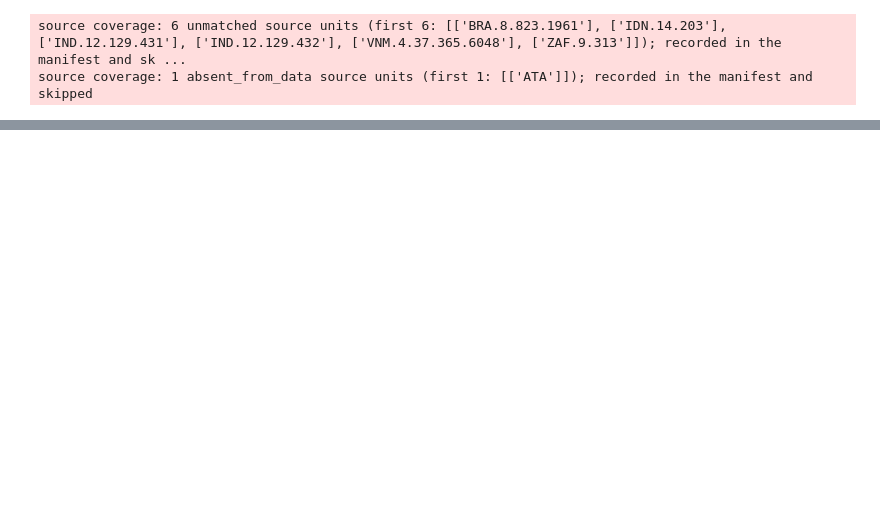
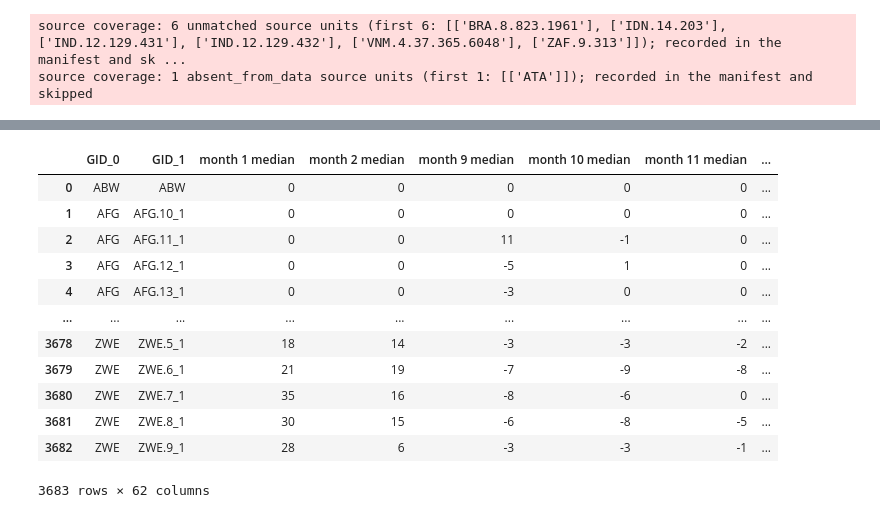
Before and after one commit to ezuetell/poreallas, a Jupyter notebook: analysis/x02_projection_output.ipynb, the cells around one changed output, grey strips where cells are left out. Cells and saved outputs as stored; diff of their text form; code cells hidden in the pictures; blank space fills up the shorter version.

```diff
--- a/analysis/x02_projection_output.ipynb
+++ b/analysis/x02_projection_output.ipynb
@@ -94,0 +136,23 @@ fig = analysis_utils.plot_monthly(
+# %%
+
+
+wide.columns = [f"month {m} {stat}" for stat, m in wide.columns]
+stat_col_names = wide.columns.difference(base_cols)
+wide[stat_col_names] = wide[stat_col_names].round(0).astype("Int64")
+wide = wide.reset_index()
+# %%
+wide
+# %% [output]
+|  | GID_0 | GID_1 | month 1 median | month 2 median | month 9 median | month 10 median | month 11 median | ... |
+| 0 | ABW | ABW | 0 | 0 | 0 | 0 | 0 | ... |
+| 1 | AFG | AFG.10_1 | 0 | 0 | 0 | 0 | 0 | ... |
+| 2 | AFG | AFG.11_1 | 0 | 0 | 11 | -1 | 0 | ... |
+| 3 | AFG | AFG.12_1 | 0 | 0 | -5 | 1 | 0 | ... |
+| 4 | AFG | AFG.13_1 | 0 | 0 | -3 | 0 | 0 | ... |
+| ... | ... | ... | ... | ... | ... | ... | ... | ... |
+| 3678 | ZWE | ZWE.5_1 | 18 | 14 | -3 | -3 | -2 | ... |
+| 3679 | ZWE | ZWE.6_1 | 21 | 19 | -7 | -9 | -8 | ... |
+| 3680 | ZWE | ZWE.7_1 | 35 | 16 | -8 | -6 | 0 | ... |
+| 3681 | ZWE | ZWE.8_1 | 30 | 15 | -6 | -8 | -5 | ... |
+| 3682 | ZWE | ZWE.9_1 | 28 | 6 | -3 | -3 | -1 | ... |
+3683 rows × 62 columns
```
Also changed, not shown: parts of 10 cells of this notebook, 2 other files.
